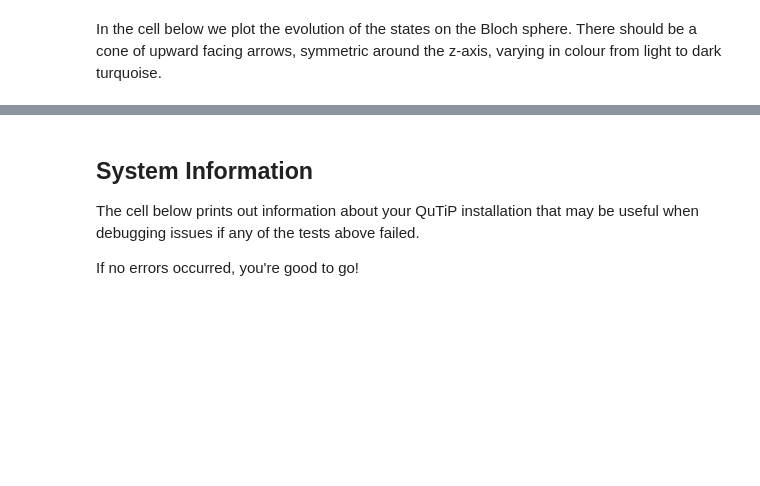
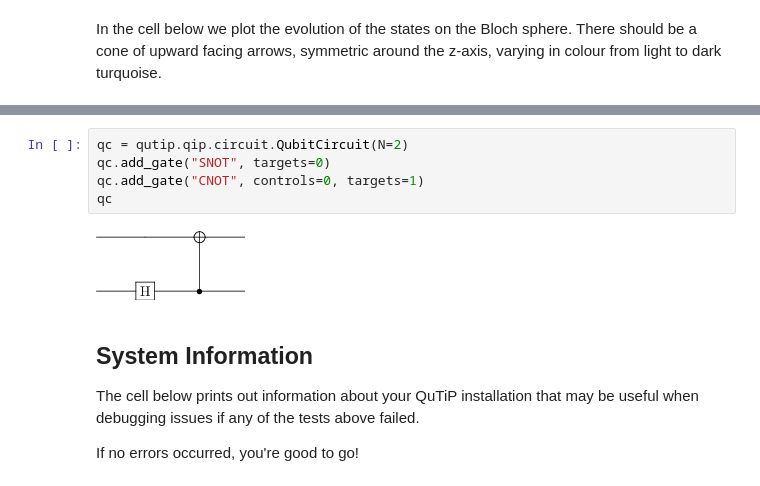
Before and after one commit to hodgestar/qutip-asqsqis-2022, a Jupyter notebook: smoke-test.ipynb, the cells around one changed output, grey strips where cells are left out. Cells and saved outputs as stored; diff of their text form; blank space fills up the shorter version.

Commit message:
Add plotting a quantum circuit to the smoke test.

```diff
--- a/smoke-test.ipynb
+++ b/smoke-test.ipynb
@@ -94,3 +98,10 @@ bloch.show()
+# %%
+qc = qutip.qip.circuit.QubitCircuit(N=2)
+qc.add_gate("SNOT", targets=0)
+qc.add_gate("CNOT", controls=0, targets=1)
+qc
+# %% [output]
+[figure, added]
 # %% [markdown]
 ## System Information
 
```
Also changed, not shown: parts of 5 cells of this notebook.
